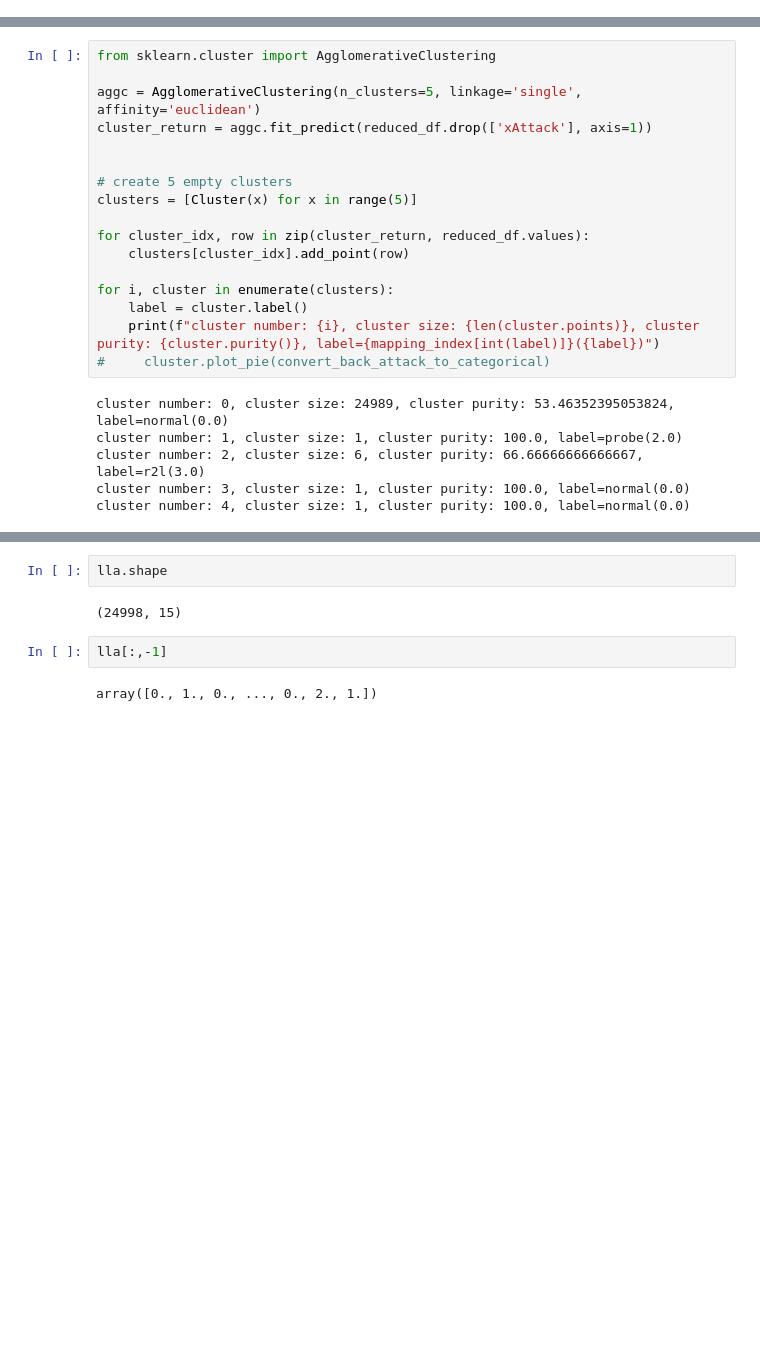
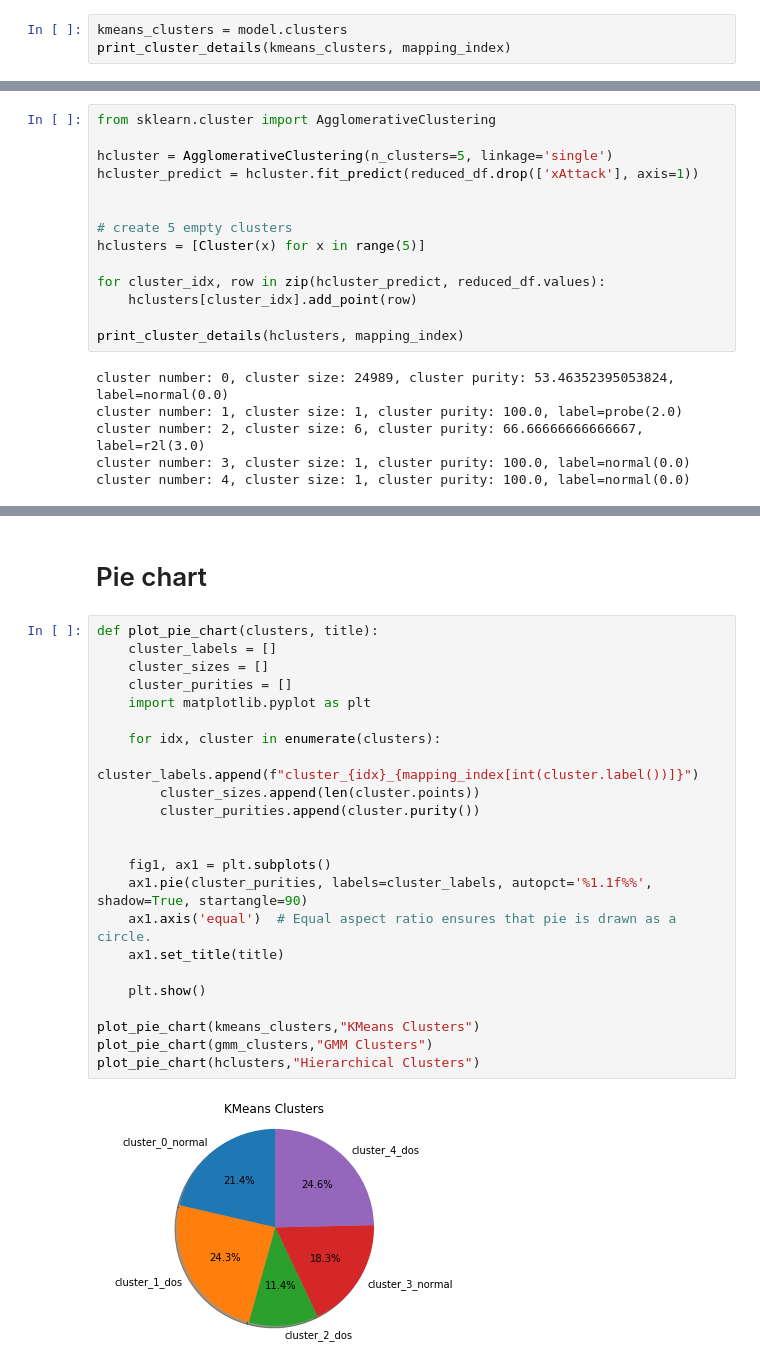
Before and after one commit to abnvanand/smai_a3, a Jupyter notebook: AnomalyDetection.ipynb, the cells around one changed output, grey strips where cells are left out. Cells and saved outputs as stored; diff of their text form; blank space fills up the shorter version.

Commit message:
Solve GMM and Hierarchical clustering

```diff
--- a/AnomalyDetection.ipynb
+++ b/AnomalyDetection.ipynb
@@ -226,0 +217,3 @@ cluster number: 4, cluster size: 2565, cluster purity: 99.22027290448344, label=
+# %%
+kmeans_clusters = model.clusters
+print_cluster_details(kmeans_clusters, mapping_index)
@@ -261,20 +258,17 @@ You can use python library for hierarchical clustering.
 # %%
 from sklearn.cluster import AgglomerativeClustering
 
-aggc = AgglomerativeClustering(n_clusters=5, linkage='single',  affinity='euclidean')
-cluster_return = aggc.fit_predict(reduced_df.drop(['xAttack'], axis=1))
+hcluster = AgglomerativeClustering(n_clusters=5, linkage='single')
+hcluster_predict = hcluster.fit_predict(reduced_df.drop(['xAttack'], axis=1))
 
 
 # create 5 empty clusters
-clusters = [Cluster(x) for x in range(5)]
+hclusters = [Cluster(x) for x in range(5)]
 
-for cluster_idx, row in zip(cluster_return, reduced_df.values):
-    clusters[cluster_idx].add_point(row)
+for cluster_idx, row in zip(hcluster_predict, reduced_df.values):
+    hclusters[cluster_idx].add_point(row)
 
-for i, cluster in enumerate(clusters):
-    label = cluster.label()
-    print(f"cluster number: {i}, cluster size: {len(cluster.points)}, cluster purity: {cluster.purity()}, label={mapping_index[int(label)]}({label})")
-#     cluster.plot_pie(convert_back_attack_to_categorical)
+print_cluster_details(hclusters, mapping_index)
 # %% [output]
 cluster number: 0, cluster size: 24989, cluster purity: 53.46352395053824, label=normal(0.0)
 cluster number: 1, cluster size: 1, cluster purity: 100.0, label=probe(2.0)
@@ -287,8 +278,27 @@ cluster number: 4, cluster size: 1, cluster purity: 100.0, label=normal(0.0)
-# %%
-lla.shape
-# %% [output]
-(24998, 15)
-# %%
-lla[:,-1]
-# %% [output]
-array([0., 1., 0., ..., 0., 2., 1.])
+# %% [markdown]
+# Pie chart
+# %%
+def plot_pie_chart(clusters, title):
+    cluster_labels = []
+    cluster_sizes = []
+    cluster_purities = []
+    import matplotlib.pyplot as plt
+
+    for idx, cluster in enumerate(clusters):
+        cluster_labels.append(f"cluster_{idx}_{mapping_index[int(cluster.label())]}")
+        cluster_sizes.append(len(cluster.points))
+        cluster_purities.append(cluster.purity())
+
+
+    fig1, ax1 = plt.subplots()
+    ax1.pie(cluster_purities, labels=cluster_labels, autopct='%1.1f%%', shadow=True, startangle=90)
+    ax1.axis('equal')  # Equal aspect ratio ensures that pie is drawn as a circle.
+    ax1.set_title(title)
+
+    plt.show()
+
+plot_pie_chart(kmeans_clusters,"KMeans Clusters")
+plot_pie_chart(gmm_clusters,"GMM Clusters")
+plot_pie_chart(hclusters,"Hierarchical Clusters")
+# %% [output]
+[figure, added]
```
Also changed, not shown: parts of 9 cells of this notebook.
